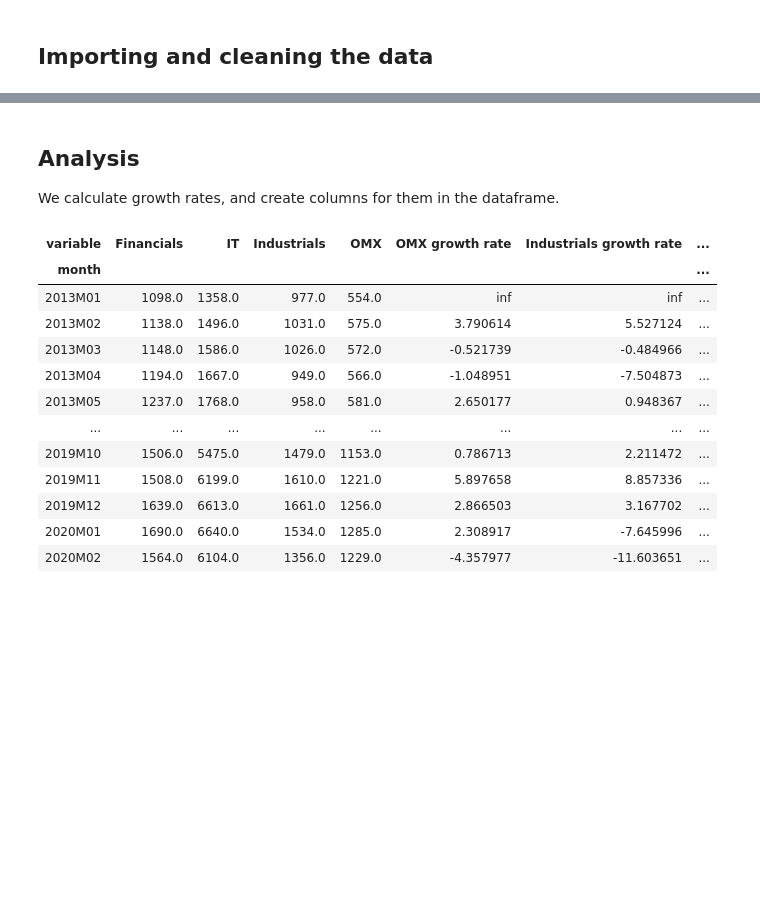
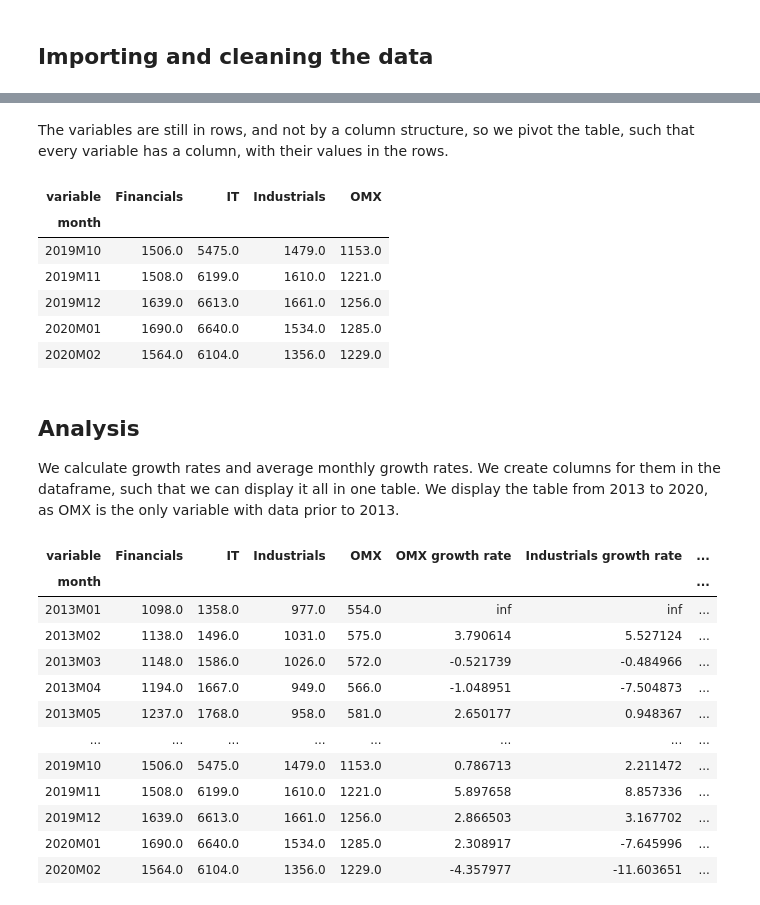
Before and after one commit to Mayland95/projects-2020-aan, a Jupyter notebook: dataproject/Dataproject.ipynb, the cells around one changed output, grey strips where cells are left out. Saved outputs shown, nothing was run; the diff lists cells and outputs as text; code cells hidden in the pictures; blank space fills up the shorter version.

```diff
--- a/dataproject/Dataproject.ipynb
+++ b/dataproject/Dataproject.ipynb
@@ -80,4 +84,18 @@ mpk13.head()
+# %% [markdown]
+The variables are still in rows, and not by a column structure, so we pivot the table, such that every variable has a column, with their values in the rows.
+# %%
+# Adding columns for variables
+res = mpk13.pivot(columns='variable', values='value')
+res.tail()
+# %% [output]
+| variable | Financials | IT | Industrials | OMX |
+| month |  |  |  |  |
+| 2019M10 | 1506.0 | 5475.0 | 1479.0 | 1153.0 |
+| 2019M11 | 1508.0 | 6199.0 | 1610.0 | 1221.0 |
+| 2019M12 | 1639.0 | 6613.0 | 1661.0 | 1256.0 |
+| 2020M01 | 1690.0 | 6640.0 | 1534.0 | 1285.0 |
+| 2020M02 | 1564.0 | 6104.0 | 1356.0 | 1229.0 |
 # %% [markdown]
 ## Analysis
-We calculate growth rates, and create columns for them in the dataframe.
+We calculate growth rates and average monthly growth rates. We create columns for them in the dataframe, such that we can display it all in one table. We display the table from 2013 to 2020, as OMX is the only variable with data prior to 2013.
 # %%
```
Also changed, not shown: parts of 20 cells of this notebook.
